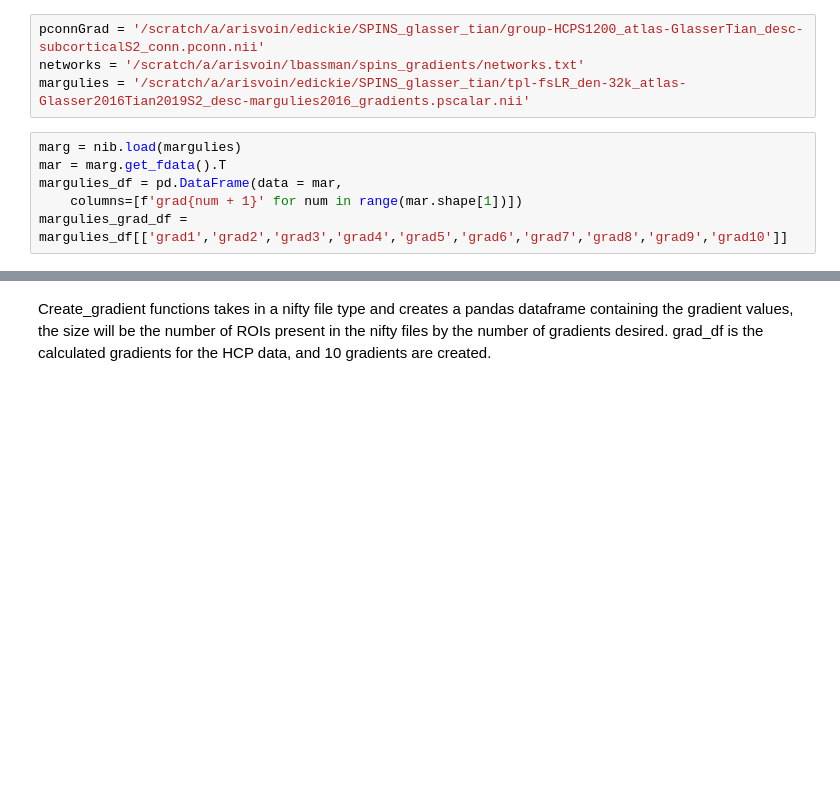
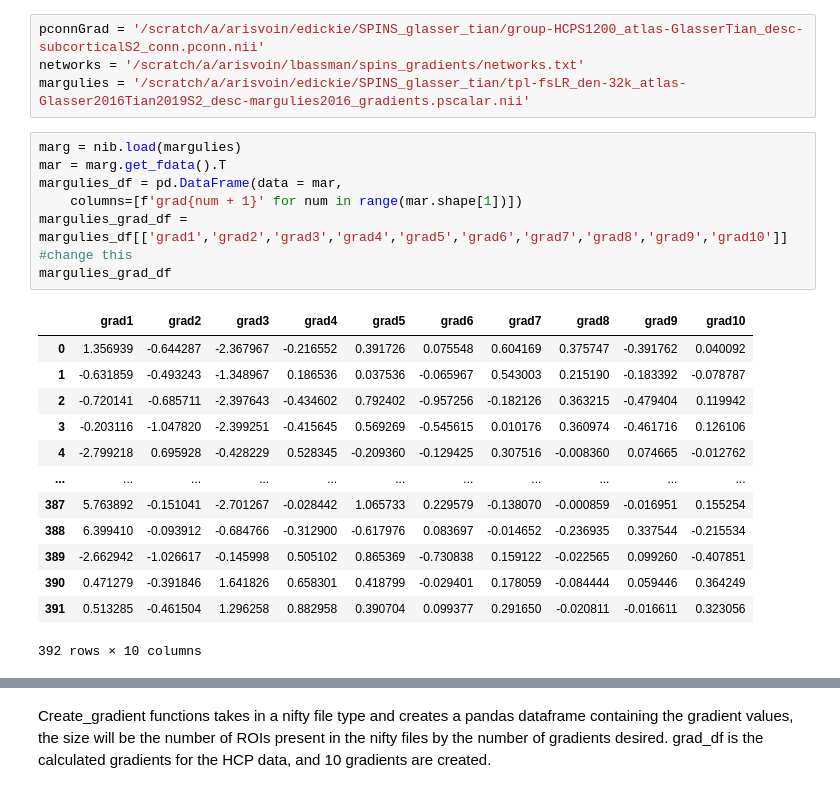
Before and after one commit to juchiyu/spin_gradients, a Jupyter notebook: HCPgrad_tidy_version.ipynb, the cells around one changed output, grey strips where cells are left out. Cells and saved outputs as stored; diff of their text form; blank space fills up the shorter version.

```diff
--- a/HCPgrad_tidy_version.ipynb
+++ b/HCPgrad_tidy_version.ipynb
@@ -9,9 +9,24 @@ margulies = '/scratch/a/arisvoin/edickie/SPINS_glasser_tian/tpl-fsLR_den-32k_atl
 # %%
 marg = nib.load(margulies)
 mar = marg.get_fdata().T
 margulies_df = pd.DataFrame(data = mar,
     columns=[f'grad{num + 1}' for num in range(mar.shape[1])])
-margulies_grad_df = margulies_df[['grad1','grad2','grad3','grad4','grad5','grad6','grad7','grad8','grad9','grad10']]
+margulies_grad_df = margulies_df[['grad1','grad2','grad3','grad4','grad5','grad6','grad7','grad8','grad9','grad10']] #change this
+margulies_grad_df
+# %% [output]
+|  | grad1 | grad2 | grad3 | grad4 | grad5 | grad6 | grad7 | grad8 | grad9 | grad10 |
+| 0 | 1.356939 | -0.644287 | -2.367967 | -0.216552 | 0.391726 | 0.075548 | 0.604169 | 0.375747 | -0.391762 | 0.040092 |
+| 1 | -0.631859 | -0.493243 | -1.348967 | 0.186536 | 0.037536 | -0.065967 | 0.543003 | 0.215190 | -0.183392 | -0.078787 |
+| 2 | -0.720141 | -0.685711 | -2.397643 | -0.434602 | 0.792402 | -0.957256 | -0.182126 | 0.363215 | -0.479404 | 0.119942 |
+| 3 | -0.203116 | -1.047820 | -2.399251 | -0.415645 | 0.569269 | -0.545615 | 0.010176 | 0.360974 | -0.461716 | 0.126106 |
+| 4 | -2.799218 | 0.695928 | -0.428229 | 0.528345 | -0.209360 | -0.129425 | 0.307516 | -0.008360 | 0.074665 | -0.012762 |
+| ... | ... | ... | ... | ... | ... | ... | ... | ... | ... | ... |
+| 387 | 5.763892 | -0.151041 | -2.701267 | -0.028442 | 1.065733 | 0.229579 | -0.138070 | -0.000859 | -0.016951 | 0.155254 |
+| 388 | 6.399410 | -0.093912 | -0.684766 | -0.312900 | -0.617976 | 0.083697 | -0.014652 | -0.236935 | 0.337544 | -0.215534 |
+| 389 | -2.662942 | -1.026617 | -0.145998 | 0.505102 | 0.865369 | -0.730838 | 0.159122 | -0.022565 | 0.099260 | -0.407851 |
+| 390 | 0.471279 | -0.391846 | 1.641826 | 0.658301 | 0.418799 | -0.029401 | 0.178059 | -0.084444 | 0.059446 | 0.364249 |
+| 391 | 0.513285 | -0.461504 | 1.296258 | 0.882958 | 0.390704 | 0.099377 | 0.291650 | -0.020811 | -0.016611 | 0.323056 |
+392 rows × 10 columns
 # %%
 import pandas as pd
 network_file = pd.read_csv(networks, sep="\t")
```
Also changed, not shown: parts of 24 cells of this notebook.
